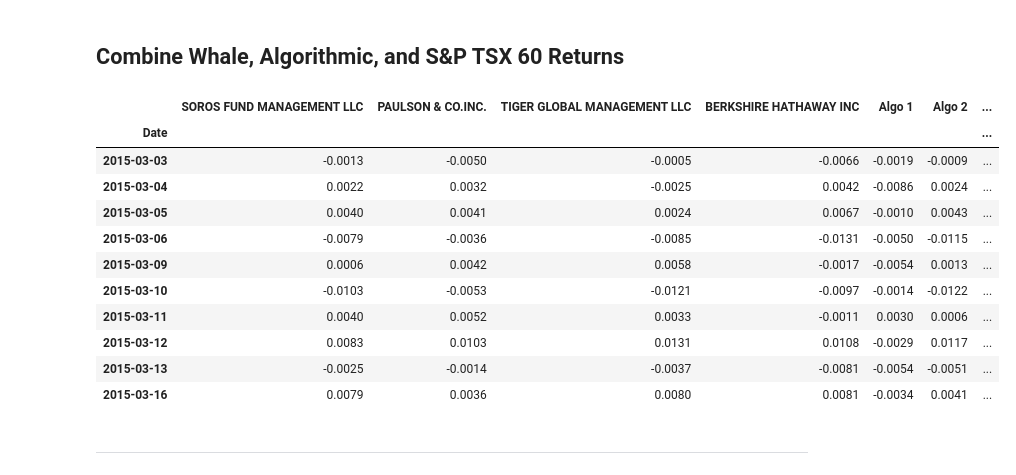
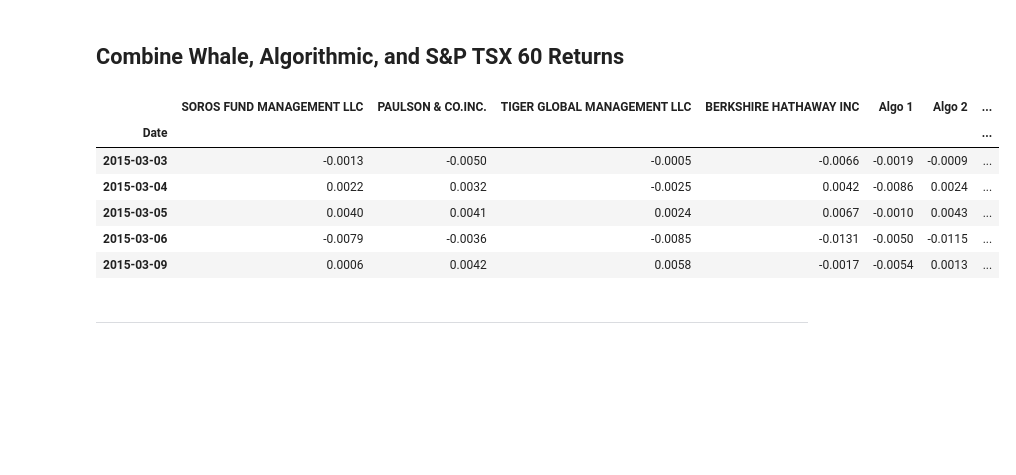
Before and after one commit to kez4twez/a_whale_off_the_portfolio, a Jupyter notebook: whale_analysis.ipynb, the cells around one changed output. Saved outputs shown, nothing was run; the diff lists cells and outputs as text; code cells hidden in the pictures; blank space fills up the shorter version.

```diff
--- a/whale_analysis.ipynb
+++ b/whale_analysis.ipynb
@@ -157,20 +166,15 @@ sp60_returns.head()
 # %%
 # Join Whale Returns, Algorithmic Returns, and the S&P TSX 60 Returns into a single DataFrame with columns for each portfolio's returns.
 portfolio_returns = pd.concat([whale_returns, algo_returns, sp60_returns], axis="columns", join="inner")
-portfolio_returns.head(10)
+portfolio_returns.head()
 # %% [output]
 |  | SOROS FUND MANAGEMENT LLC | PAULSON & CO.INC. | TIGER GLOBAL MANAGEMENT LLC | BERKSHIRE HATHAWAY INC | Algo 1 | Algo 2 | ... |
 | Date |  |  |  |  |  |  | ... |
 | 2015-03-03 | -0.0013 | -0.0050 | -0.0005 | -0.0066 | -0.0019 | -0.0009 | ... |
 | 2015-03-04 | 0.0022 | 0.0032 | -0.0025 | 0.0042 | -0.0086 | 0.0024 | ... |
 | 2015-03-05 | 0.0040 | 0.0041 | 0.0024 | 0.0067 | -0.0010 | 0.0043 | ... |
 | 2015-03-06 | -0.0079 | -0.0036 | -0.0085 | -0.0131 | -0.0050 | -0.0115 | ... |
 | 2015-03-09 | 0.0006 | 0.0042 | 0.0058 | -0.0017 | -0.0054 | 0.0013 | ... |
-| 2015-03-10 | -0.0103 | -0.0053 | -0.0121 | -0.0097 | -0.0014 | -0.0122 | ... |
-| 2015-03-11 | 0.0040 | 0.0052 | 0.0033 | -0.0011 | 0.0030 | 0.0006 | ... |
-| 2015-03-12 | 0.0083 | 0.0103 | 0.0131 | 0.0108 | -0.0029 | 0.0117 | ... |
-| 2015-03-13 | -0.0025 | -0.0014 | -0.0037 | -0.0081 | -0.0054 | -0.0051 | ... |
-| 2015-03-16 | 0.0079 | 0.0036 | 0.0080 | 0.0081 | -0.0034 | 0.0041 | ... |
 # %% [markdown]
 ---
 # %% [markdown]
```
Also changed, not shown: parts of 2 cells of this notebook.
